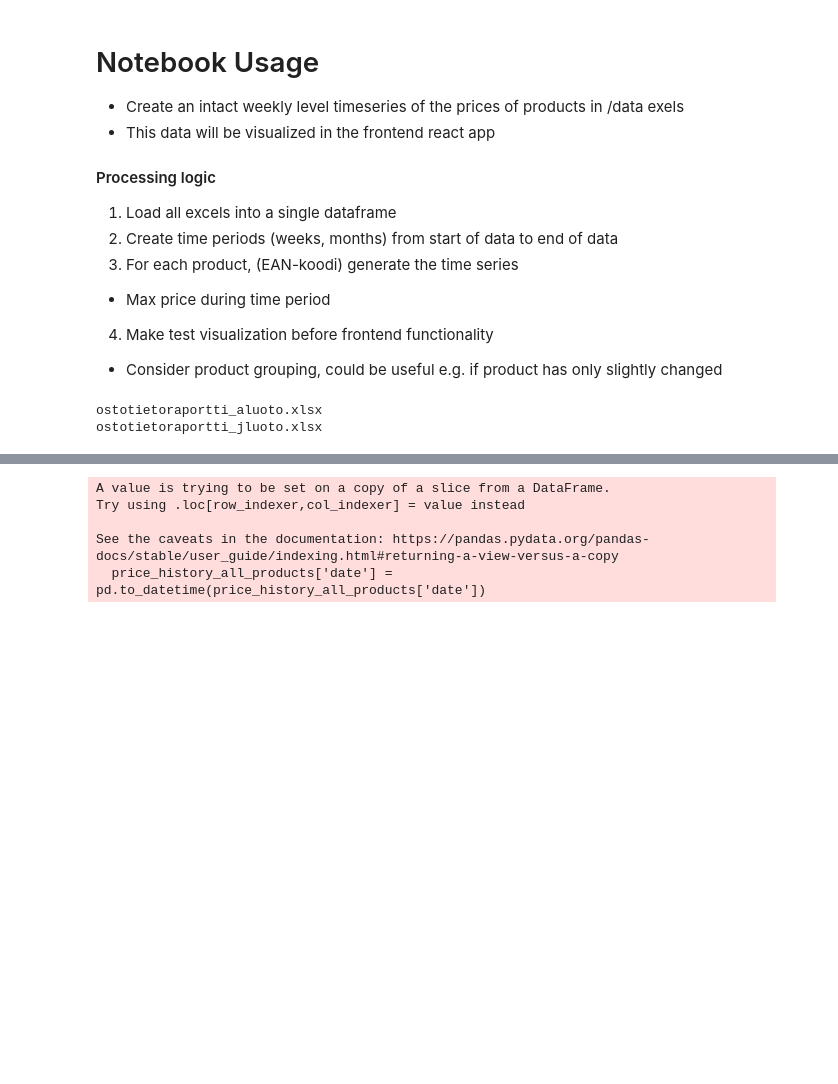
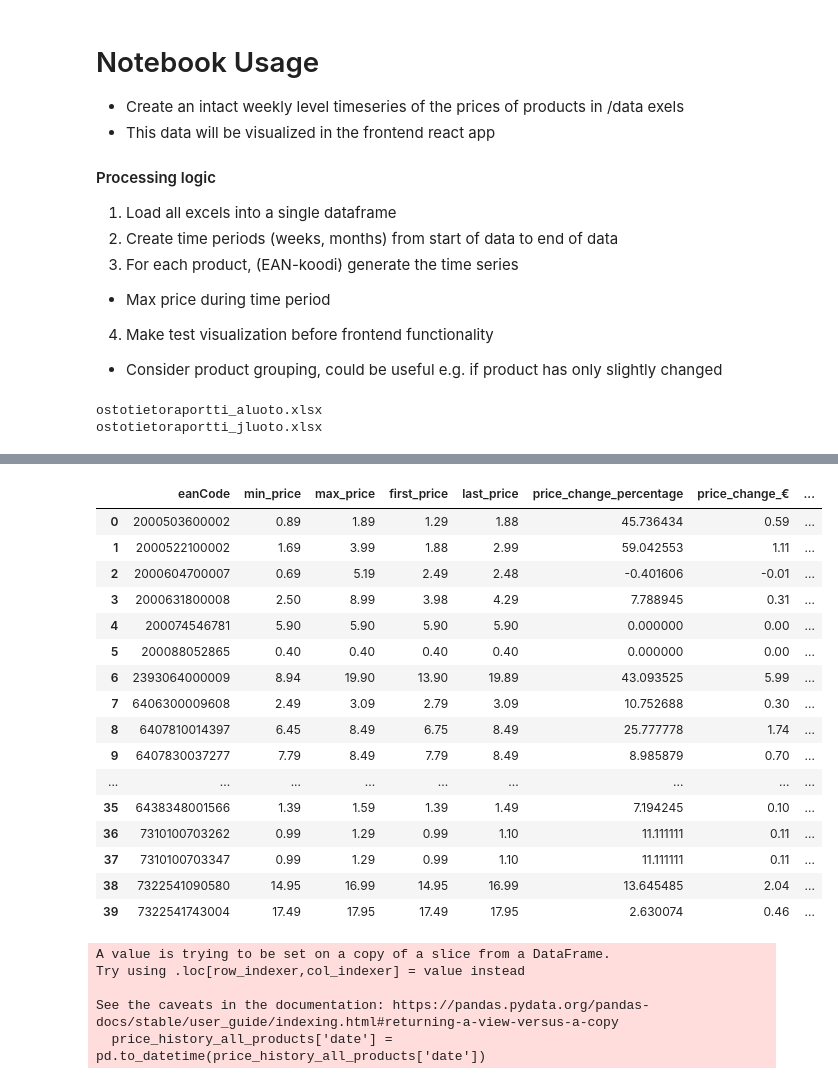
Before and after one commit to AnttiLuoto/data-visualization, a Jupyter notebook: data_processing/data_processing_sryhma_pandas.ipynb, the cells around one changed output, grey strips where cells are left out. Drawn from its saved outputs; the diff is of its cells as text; code cells hidden in the pictures; blank space fills up the shorter version.

```diff
--- a/data_processing/data_processing_sryhma_pandas.ipynb
+++ b/data_processing/data_processing_sryhma_pandas.ipynb
@@ -154,3 +161,51 @@ price_history_all_products.sample(10)
+# %%
+# Calculate aggregates for each product
+# firstPrice, lastPrice, maxPrice, minPrice, priceChange
+
+# Filter raw_data to have top_eanCodes
+
+raw_data_filtered = raw_data[raw_data['EAN-KOODI'].isin(ean_codes)].reset_index(drop=True)
+product_aggregates = raw_data_filtered.groupby(by='EAN-KOODI').agg(
+        min_price=('Yksikköhinta € verollinen','min'),
+        max_price=('Yksikköhinta € verollinen', 'max'))
+
+first_price_indexes = raw_data_filtered.groupby('EAN-KOODI')['PÄIVÄMÄÄRÄ'].idxmin()
+first_prices = raw_data_filtered.loc[first_price_indexes][['Yksikköhinta € verollinen', 'EAN-KOODI']]
+first_prices = first_prices.rename(columns={'Yksikköhinta € verollinen': 'first_price'})
+
+last_price_indexes = raw_data_filtered.groupby('EAN-KOODI')['PÄIVÄMÄÄRÄ'].idxmax()
+last_prices = raw_data_filtered.loc[last_price_indexes][['Yksikköhinta € verollinen', 'EAN-KOODI']]
+last_prices = last_prices.rename(columns={'Yksikköhinta € verollinen': 'last_price'})
+
+product_aggregates = pd.merge(left=product_aggregates, right=first_prices, on='EAN-KOODI', how='left')
+product_aggregates = pd.merge(left=product_aggregates, right=last_prices, on='EAN-KOODI', how='left')
+
+product_aggregates['price_change_percentage'] = (product_aggregates['last_price'] / product_aggregates['first_price']) * 100 - 100
+
+product_aggregates['price_change_€'] = product_aggregates['last_price'] - product_aggregates['first_price']
+
+product_aggregates = product_aggregates.rename(columns={'EAN-KOODI': 'eanCode'})
+product_aggregates = pd.merge(left=product_aggregates, right=D_Product, on='eanCode', how='left')
+product_aggregates.head(40)
+# Calculate each aggregate kpi
+# %% [output]
+|  | eanCode | min_price | max_price | first_price | last_price | price_change_percentage | price_change_€ | ... |
+| 0 | 2000503600002 | 0.89 | 1.89 | 1.29 | 1.88 | 45.736434 | 0.59 | ... |
+| 1 | 2000522100002 | 1.69 | 3.99 | 1.88 | 2.99 | 59.042553 | 1.11 | ... |
+| 2 | 2000604700007 | 0.69 | 5.19 | 2.49 | 2.48 | -0.401606 | -0.01 | ... |
+| 3 | 2000631800008 | 2.50 | 8.99 | 3.98 | 4.29 | 7.788945 | 0.31 | ... |
+| 4 | 200074546781 | 5.90 | 5.90 | 5.90 | 5.90 | 0.000000 | 0.00 | ... |
+| 5 | 200088052865 | 0.40 | 0.40 | 0.40 | 0.40 | 0.000000 | 0.00 | ... |
+| 6 | 2393064000009 | 8.94 | 19.90 | 13.90 | 19.89 | 43.093525 | 5.99 | ... |
+| 7 | 6406300009608 | 2.49 | 3.09 | 2.79 | 3.09 | 10.752688 | 0.30 | ... |
+| 8 | 6407810014397 | 6.45 | 8.49 | 6.75 | 8.49 | 25.777778 | 1.74 | ... |
+| 9 | 6407830037277 | 7.79 | 8.49 | 7.79 | 8.49 | 8.985879 | 0.70 | ... |
+| ... | ... | ... | ... | ... | ... | ... | ... | ... |
+| 35 | 6438348001566 | 1.39 | 1.59 | 1.39 | 1.49 | 7.194245 | 0.10 | ... |
+| 36 | 7310100703262 | 0.99 | 1.29 | 0.99 | 1.10 | 11.111111 | 0.11 | ... |
+| 37 | 7310100703347 | 0.99 | 1.29 | 0.99 | 1.10 | 11.111111 | 0.11 | ... |
+| 38 | 7322541090580 | 14.95 | 16.99 | 14.95 | 16.99 | 13.645485 | 2.04 | ... |
+| 39 | 7322541743004 | 17.49 | 17.95 | 17.49 | 17.95 | 2.630074 | 0.46 | ... |
 # %%
 import seaborn as sns
 def plot_product_prices(price_history_all_products:pd.DataFrame) ->None:
```
Also changed, not shown: parts of 6 cells of this notebook, 7 other files.
